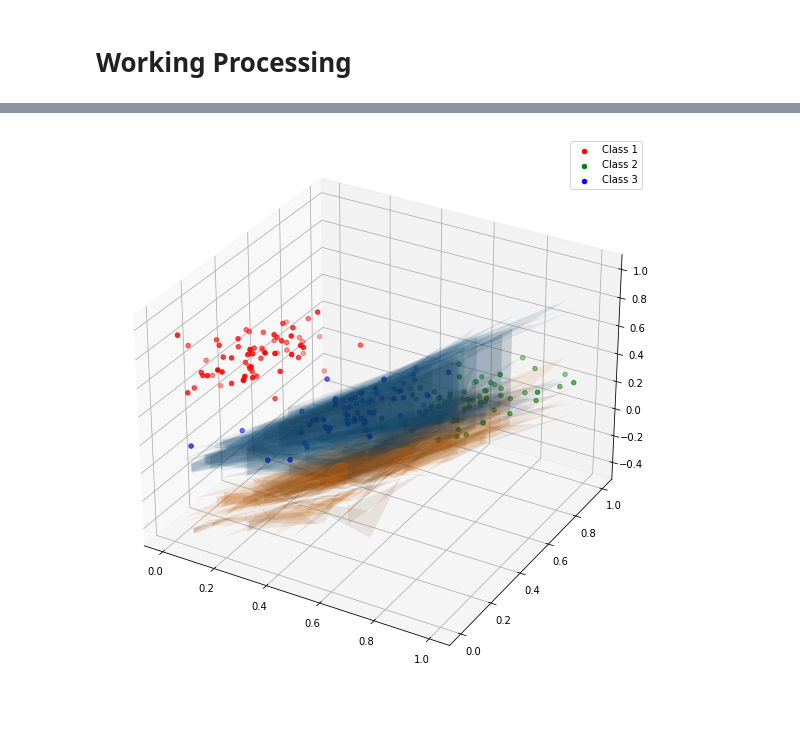
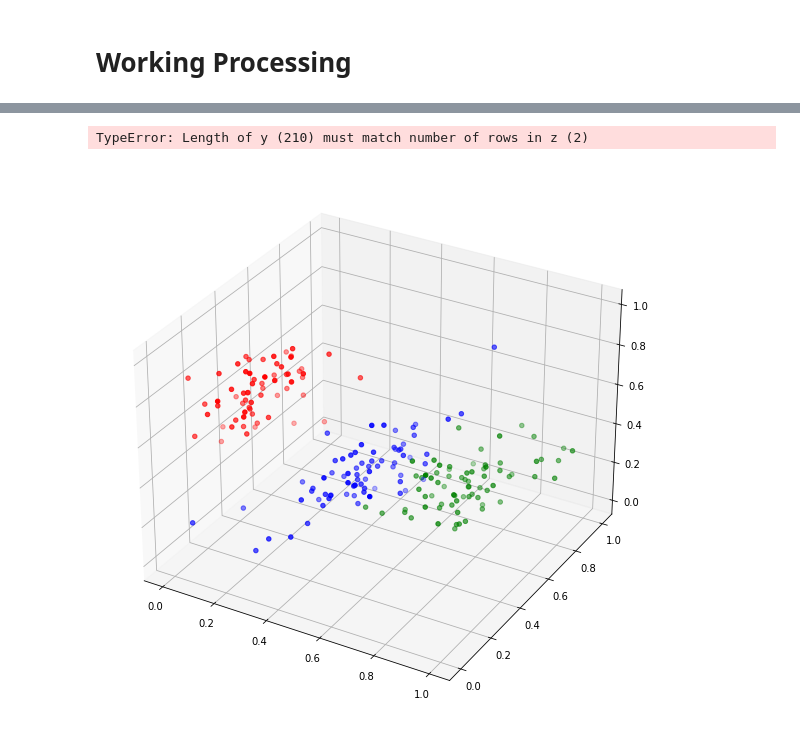
Before and after one commit to Ashirbad-Sarangi/gda, a Jupyter notebook: codes/multi_class_lda.ipynb, the cells around one changed output, grey strips where cells are left out. Drawn from its saved outputs; the diff is of its cells as text; code cells hidden in the pictures.

```diff
--- a/codes/multi_class_lda.ipynb
+++ b/codes/multi_class_lda.ipynb
@@ -162,22 +169,23 @@ hyperplane_c2_c3 = maths.array([-((w_c2_c3[0] * df_train['x1']) + w0_c2_c3)/w_c2
 # %%
 
 if len(df_raw.columns) == 3:
     figure = graph.figure(figsize=(10,10))
     graph.scatter(df_pos['x1'], df_pos['x2'], c = 'blue',label = 'Positive Class')
     graph.scatter(df_neg['x1'], df_neg['x2'], c = 'red', label = 'Negative Class')
     graph.title("Class")
     graph.xlabel("X1")
     graph.ylabel("X2")
     graph.legend()
     graph.show()
 elif len(df_raw.columns) == 4 :
     figure = graph.figure(figsize = (10,10))
     ax = figure.add_subplot(projection='3d')
     ax.scatter(df_c1['x1'],df_c1['x2'],df_c1['x3'],c = 'red',label = "Class 1")
     ax.scatter(df_c2['x1'],df_c2['x2'],df_c2['x3'],c = 'green',label = "Class 2")
     ax.scatter(df_c3['x1'],df_c3['x2'],df_c3['x3'],c = 'blue', label = "Class 3")
-    ax.plot_surface(df_train['x1'],df_train['x2'],hyperplane_c1_c2,alpha = 0.1)
-    ax.plot_surface(df_train['x1'],df_train['x2'],hyperplane_c2_c3,alpha = 0.1)
+    ax.contour(df_train['x1'],df_train['x2'],hyperplane_c1_c2,extend3d= True)
+    ax.contour(df_train['x1'],df_train['x2'],hyperplane_c2_c3,extend3d= True)
     ax.legend()
 # %% [output]
+TypeError: Length of y (210) must match number of rows in z (2)
-[figure, old version]
+[figure, new version]
```
Also changed, not shown: parts of 10 cells of this notebook, 1 other file.
